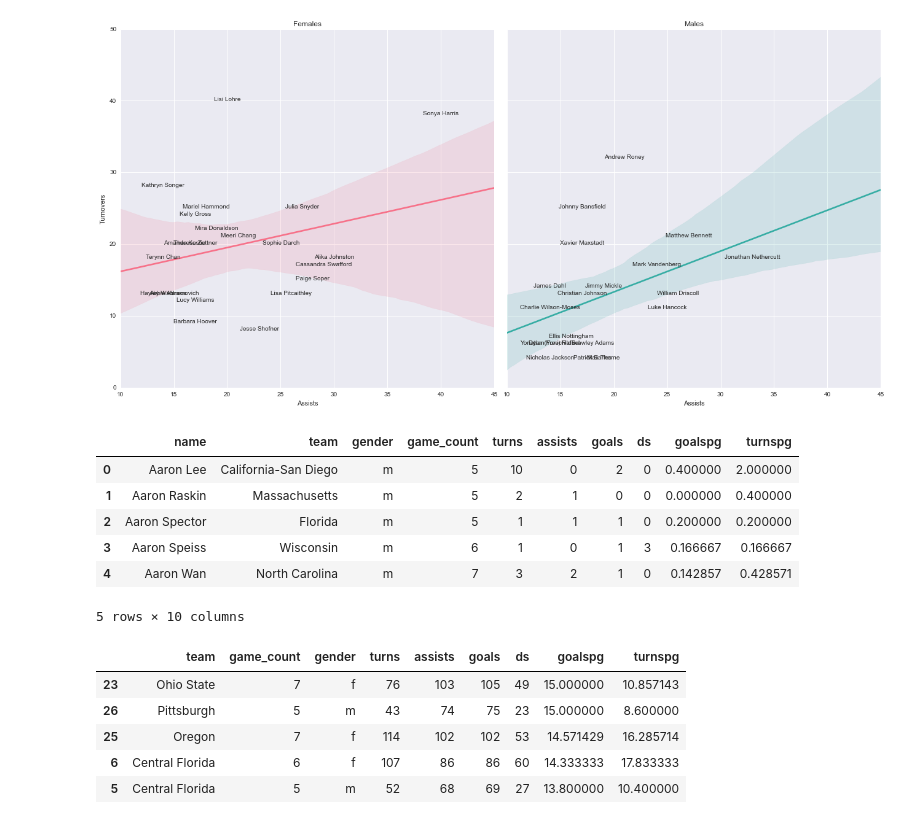
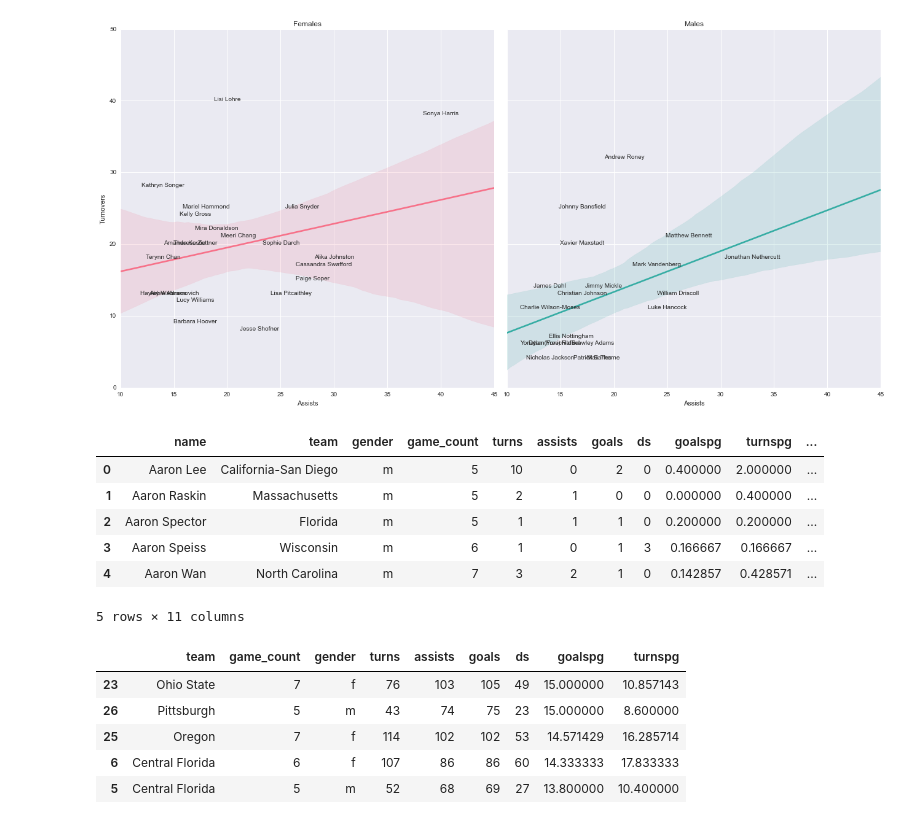
Before and after one commit to llimllib/2014collegechamps, a Jupyter notebook: Analysis.ipynb, the cells around one changed output. Saved outputs shown, nothing was run; the diff lists cells and outputs as text; code cells hidden in the pictures.

```diff
--- a/Analysis.ipynb
+++ b/Analysis.ipynb
@@ -55,27 +55,28 @@ ax2.set_title("Males")
 # %%
 #How do we get a count of games alongside a summary of # of games?
 tdf = df.copy()
 tdf["game_count"] = 1
 pergame = (tdf[["name", "team", "goals", "assists", "ds", "turns", "gender", "game_count"]]
      .groupby(["name", "team", "gender"], as_index=False))
 pergame = pergame.agg({
     'goals': np.sum,
     'assists': np.sum,
     "ds": np.sum,
     "turns": np.sum,
     "game_count": "count",
 })
 pergame["goalspg"] = pergame["goals"] / pergame["game_count"]
 pergame["turnspg"] = pergame["turns"] / pergame["game_count"]
+pergame["assistspg"] = pergame["assists"] / pergame["game_count"]
 pergame.head()
 # %% [output]
-|  | name | team | gender | game_count | turns | assists | goals | ds | goalspg | turnspg |
-| 0 | Aaron Lee | California-San Diego | m | 5 | 10 | 0 | 2 | 0 | 0.400000 | 2.000000 |
-| 1 | Aaron Raskin | Massachusetts | m | 5 | 2 | 1 | 0 | 0 | 0.000000 | 0.400000 |
-| 2 | Aaron Spector | Florida | m | 5 | 1 | 1 | 1 | 0 | 0.200000 | 0.200000 |
-| 3 | Aaron Speiss | Wisconsin | m | 6 | 1 | 0 | 1 | 3 | 0.166667 | 0.166667 |
-| 4 | Aaron Wan | North Carolina | m | 7 | 3 | 2 | 1 | 0 | 0.142857 | 0.428571 |
+|  | name | team | gender | game_count | turns | assists | goals | ds | goalspg | turnspg | ... |
+| 0 | Aaron Lee | California-San Diego | m | 5 | 10 | 0 | 2 | 0 | 0.400000 | 2.000000 | ... |
+| 1 | Aaron Raskin | Massachusetts | m | 5 | 2 | 1 | 0 | 0 | 0.000000 | 0.400000 | ... |
+| 2 | Aaron Spector | Florida | m | 5 | 1 | 1 | 1 | 0 | 0.200000 | 0.200000 | ... |
+| 3 | Aaron Speiss | Wisconsin | m | 6 | 1 | 0 | 1 | 3 | 0.166667 | 0.166667 | ... |
+| 4 | Aaron Wan | North Carolina | m | 7 | 3 | 2 | 1 | 0 | 0.142857 | 0.428571 | ... |
-5 rows × 10 columns
+5 rows × 11 columns
 # %%
 tp = (pergame.groupby(["team", "game_count", "gender"], as_index=False)
  .sum()
```
Also changed, not shown: parts of 4 cells of this notebook.
